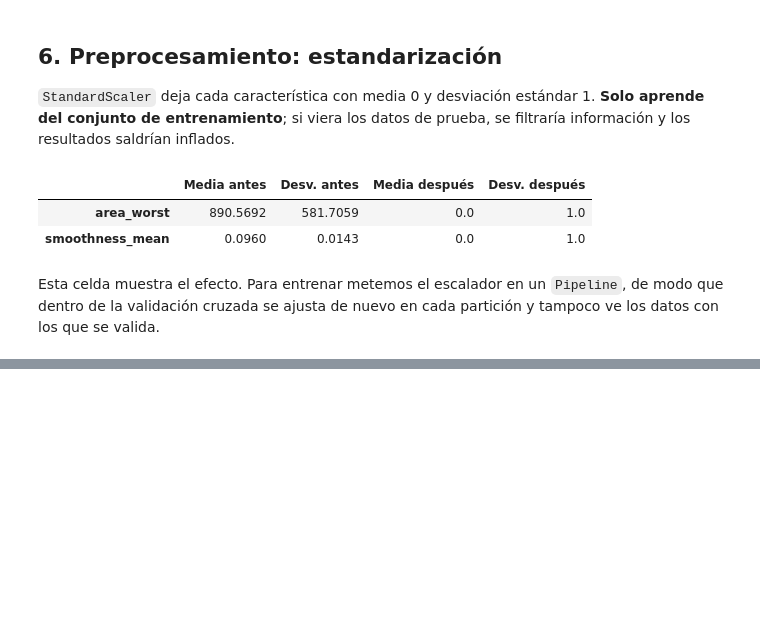
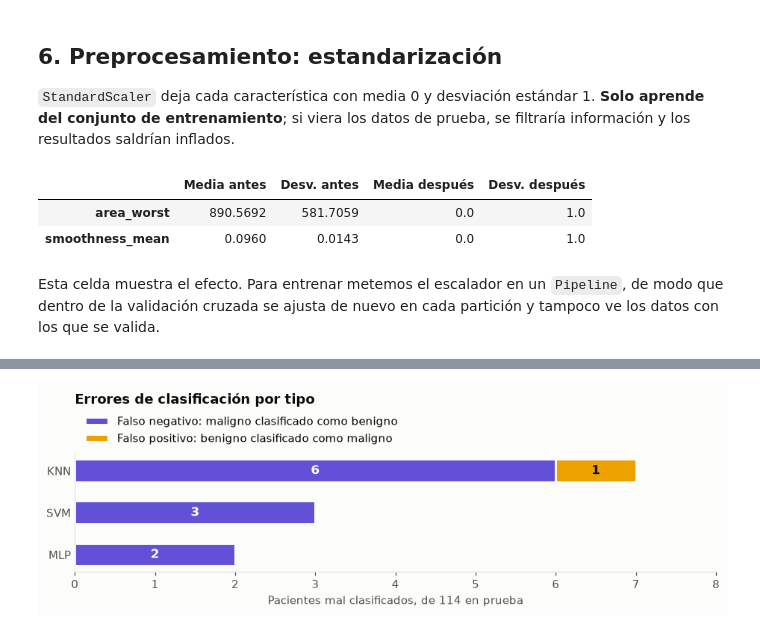
Before and after one commit to jorgemx546/comparacion-aprendizaje-supervisado, a Jupyter notebook: Comparacion_KNN_SVM_MLP.ipynb, the cells around one changed output, grey strips where cells are left out. Cells and saved outputs as stored; diff of their text form; code cells hidden in the pictures; blank space fills up the shorter version.

```diff
--- a/Comparacion_KNN_SVM_MLP.ipynb
+++ b/Comparacion_KNN_SVM_MLP.ipynb
@@ -247,0 +437,26 @@ Esta celda muestra el efecto. Para entrenar metemos el escalador en un `Pipeline
+# %%
+fig, eje = plt.subplots(figsize=(8.5, 2.9))
+COLOR_FN, COLOR_FP = "#6250d6", "#eda100"
+posiciones = np.arange(len(MODELOS))[::-1]
+
+fn = comparacion["FN (maligno como benigno)"].astype(int).to_numpy()
+fp = comparacion["FP (benigno como maligno)"].astype(int).to_numpy()
+eje.barh(posiciones, fn, height=0.55, color=COLOR_FN, edgecolor=FONDO, linewidth=2, label="Falso negativo: maligno clasificado como benigno")
+eje.barh(posiciones, fp, left=fn, height=0.55, color=COLOR_FP, edgecolor=FONDO, linewidth=2, label="Falso positivo: benigno clasificado como maligno")
+
+for y_pos, n_fn, n_fp in zip(posiciones, fn, fp):
+    if n_fn:
+        eje.text(n_fn / 2, y_pos, str(n_fn), ha="center", va="center", color="white", fontsize=11, fontweight="bold")
+    if n_fp:
+        eje.text(n_fn + n_fp / 2, y_pos, str(n_fp), ha="center", va="center", color=TINTA, fontsize=11, fontweight="bold")
+
+eje.set_yticks(posiciones, MODELOS)
+eje.tick_params(axis="y", length=0)
+eje.set_xticks(range(0, int((fn + fp).max()) + 2))
+eje.set_xlabel(f"Pacientes mal clasificados, de {len(y_test)} en prueba")
+eje.set_title("Errores de clasificación por tipo", pad=44)
+eje.legend(loc="lower left", bbox_to_anchor=(0, 0.99))
+fig.tight_layout()
+plt.show()
+# %% [output]
+[figure, added]
```
Also changed, not shown: parts of 9 cells of this notebook.
